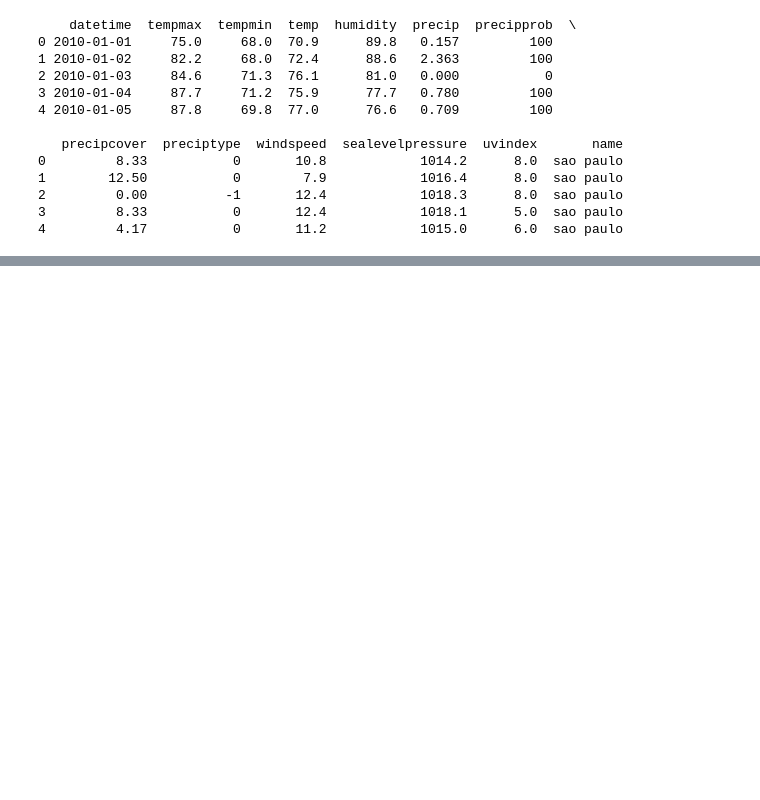
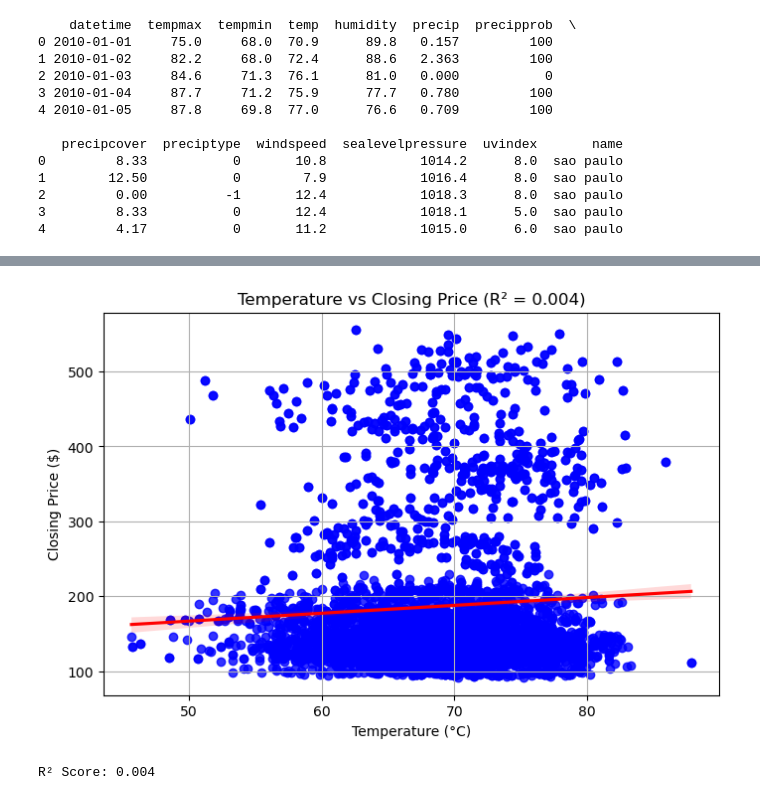
Before and after one commit to karoltang/fcoj-pitch, a Jupyter notebook: main.ipynb, the cells around one changed output, grey strips where cells are left out. Cells and saved outputs as stored; diff of their text form; code cells hidden in the pictures; blank space fills up the shorter version.

```diff
--- a/main.ipynb
+++ b/main.ipynb
@@ -404,0 +439,39 @@ FileNotFoundError: [Errno 2] No such file or directory: 'merged_weather.csv'
+# %%
+from sklearn.linear_model import LinearRegression
+from sklearn.metrics import r2_score
+
+# Load financial dataset
+df_finance = pd.read_csv("data/FCOJ_Historical_Prices_Cleaned.csv")
+df_finance["DATE"] = pd.to_datetime(df_finance["DATE"])  # Convert to datetime
+
+# Load weather dataset
+df_weather = pd.read_csv("data/merged_weather.csv")
+df_weather["datetime"] = pd.to_datetime(df_weather["datetime"])  # Convert to datetime
+
+# Merge datasets on the date column
+df_merged = pd.merge(df_finance, df_weather, left_on="DATE", right_on="datetime")
+
+# Extract relevant columns
+X = df_merged[["temp"]]  # Temperature (independent variable)
+y = df_merged["CLOSE.NEARBY"]  # Closing price (dependent variable)
+
+# Perform linear regression
+model = LinearRegression()
+model.fit(X, y)
+y_pred = model.predict(X)
+r2 = r2_score(y, y_pred)  # Compute R²
+
+# Plot scatter with regression line
+plt.figure(figsize=(8,5))
+sns.regplot(x=X, y=y, scatter_kws={"color": "blue"}, line_kws={"color": "red"})
+plt.xlabel("Temperature (°C)")
+plt.ylabel("Closing Price ($)")
+plt.title(f"Temperature vs Closing Price (R² = {r2:.3f})")
+plt.grid(True)
+plt.show()
+
+# Print R² value
+print(f"R² Score: {r2:.3f}")
+# %% [output]
+[figure, added]
+R² Score: 0.004
```
Also changed, not shown: parts of 12 cells of this notebook, 1 other file.
